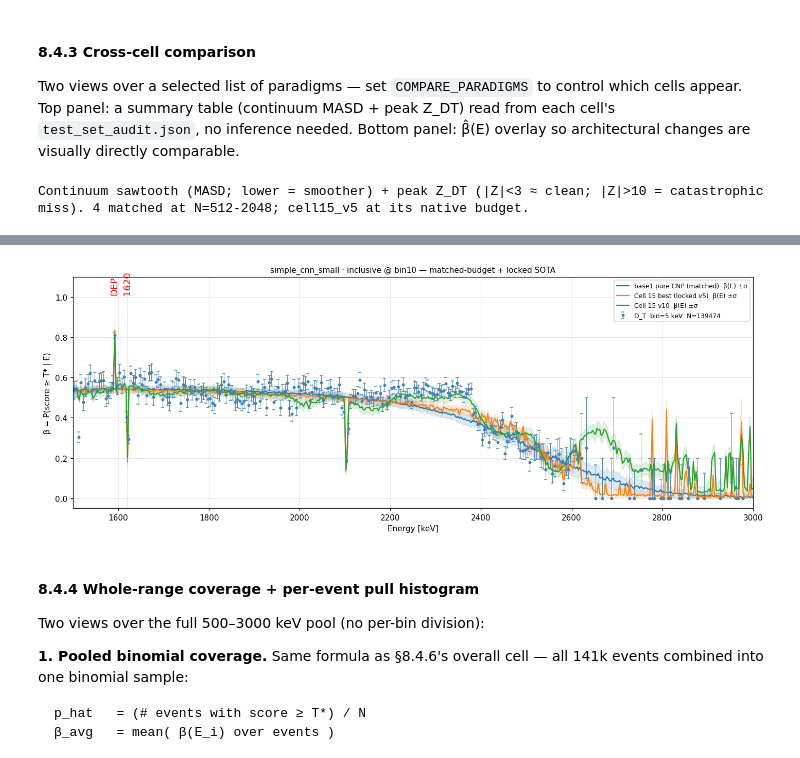
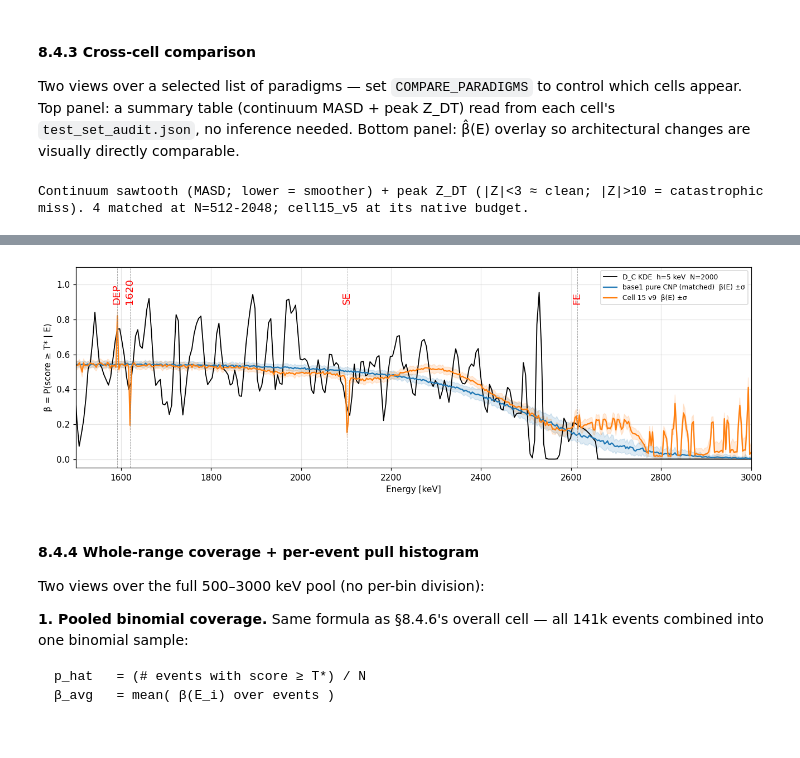
Before and after one commit to Galileo-Sandbox/MAJORANA_ACP, a Jupyter notebook: notebooks/data_visualization.ipynb, the cells around one changed output, grey strips where cells are left out. Cells and saved outputs as stored; diff of their text form; code cells hidden in the pictures; blank space fills up the shorter version.

```diff
--- a/notebooks/data_visualization.ipynb
+++ b/notebooks/data_visualization.ipynb
@@ -1316,8 +1384,10 @@ COMPARE_PARADIGMS = {
     #"base2 pure ANP (matched)":     "sweeps/base2_matched",
     #"base3 ANP + PE10 (matched)":   "sweeps/base3_matched",
     #"Cell 15 matched":              "sweeps/cell15_matched",
-    "Cell 15 best (locked v5)":     "sweeps/cell15_v5",
-    "Cell 15 v10":     "sweeps/cell15_v10",
+    #"Cell 15 best (locked v5)":     "sweeps/cell15_v5",
+    "Cell 15 v9":     "sweeps/cell15_v9",
+    #"Cell 16 (κ free, init 1.0)":   "sweeps/cell16",
+    #"Cell 17 (κ ∈ [1,5], init 3.0)":"sweeps/cell17",
 }
 
 # ---------- Summary table (audit-only, no inference) ----------
@@ -1354,12 +1424,12 @@ display(df.style.format(fmt, na_rep="—").set_caption(
 ))
 
 # ---------- β(E) overlay — locked to §8.4.2 style ----------
-fig, ax = plt.subplots(figsize=(13, 5))
+fig, ax = plt.subplots(figsize=(12, 4))
 palette = plt.rcParams["axes.prop_cycle"].by_key()["color"]
 
 ref_paradigm = next(iter(COMPARE_PARADIGMS.values()))
-plot_data(ax, ref_paradigm, mode="errorbar", bin_width_kev=5,
-          bandwidth_kev=None,)
+plot_data(ax, ref_paradigm, mode="kde", bin_width_kev=5, source="D_C",
+          bandwidth_kev=5,)
 
 for (short, paradigm), color in zip(COMPARE_PARADIGMS.items(), palette):
     res = get_inference(paradigm)
@@ -1367,9 +1437,8 @@ for (short, paradigm), color in zip(COMPARE_PARADIGMS.items(), palette):
         continue
     plot_model_curve(ax, res, color=color, label=f"{short}  β(E) ±σ")
 
-_draw_peak_markers(ax, e_lo=1500, e_hi=1800)
-ax.set_title(f"{CURRENT_MODEL} · inclusive @ bin10 — matched-budget + locked SOTA",
-             fontsize=10)
+_draw_peak_markers(ax, e_lo=1500, e_hi=3000)
+#ax.set_title(f"{CURRENT_MODEL} · inclusive @ bin10 — matched-budget + locked SOTA",fontsize=10)
 ax.set_xlabel("Energy [keV]")
 ax.set_ylabel("β = P(score ≥ T* | E)")
 ax.legend(loc="upper right", fontsize=8)
@@ -1386,4 +1454,4 @@ Continuum sawtooth (MASD; lower = smoother) + peak Z_DT (|Z|<3 ≈ clean; |Z|>10
-[figure, old version]
+[figure, new version]
 # %% [markdown]
 #### 8.4.4 Whole-range coverage + per-event pull histogram
 
```
Also changed, not shown: parts of 10 cells of this notebook.
